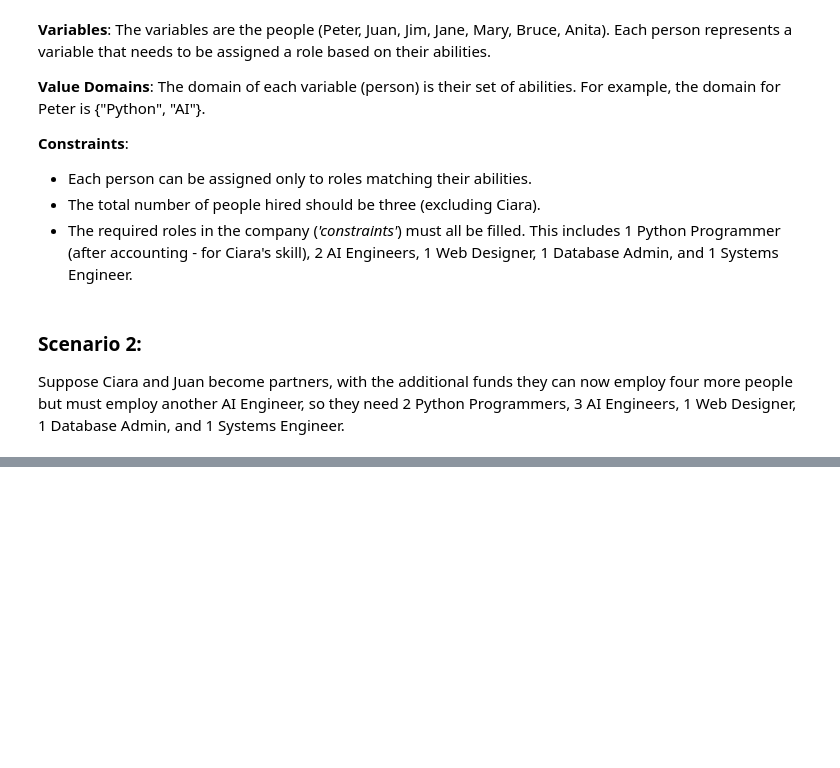
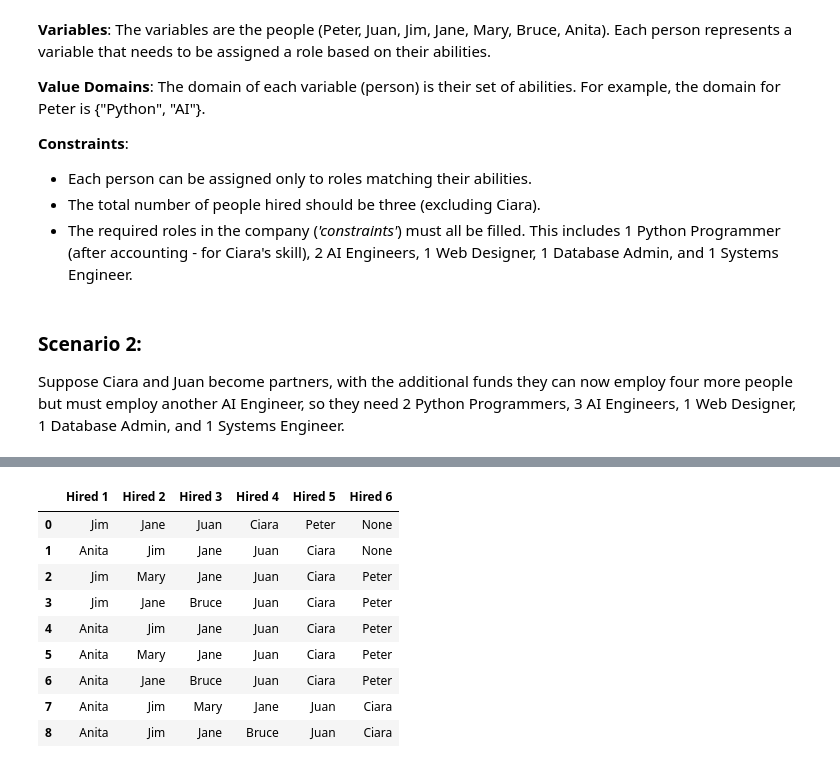
Before and after one commit to caio-moliveira/CA-Integrated, a Jupyter notebook: Constraint.ipynb, the cells around one changed output, grey strips where cells are left out. Saved outputs shown, nothing was run; the diff lists cells and outputs as text; code cells hidden in the pictures; blank space fills up the shorter version.

```diff
--- a/Constraint.ipynb
+++ b/Constraint.ipynb
@@ -92,11 +87,0 @@ all_valid_combinations
-# %%
-flattened_data = []
-for combo, roles in all_valid_combinations:
-    row = {'Combination': combo}
-    for person, abilities in roles.items():
-        row[person] = ', '.join(abilities)
-    flattened_data.append(row)
-
-# Create a dataframe from the flattened data
-df = pd.DataFrame(flattened_data)
-df
@@ -179,11 +100,0 @@ scenario2_combinations
-# %%
-flattened_data = []
-for combo, roles in scenario2_combinations:
-    row = {'Combination': combo}
-    for person, abilities in roles.items():
-        row[person] = ', '.join(abilities)
-    flattened_data.append(row)
-
-# Create a dataframe from the flattened data
-df = pd.DataFrame(flattened_data)
-df
@@ -211,0 +173,25 @@ df
+# %%
+# Convert the possible_teams list of sets into a list of lists for easier handling
+team_lists = [list(team) for team in possible_teams]
+
+# Create a DataFrame from the team lists
+team_df = pd.DataFrame(team_lists)
+
+# If teams have different sizes, fill the missing values with None or a placeholder
+team_df = team_df.fillna("None")
+
+# Rename columns to reflect team member positions
+team_df.columns = [f"Hired {i+1}" for i in range(team_df.shape[1])]
+
+team_df
+# %% [output]
+|  | Hired 1 | Hired 2 | Hired 3 | Hired 4 | Hired 5 | Hired 6 |
+| 0 | Jim | Jane | Juan | Ciara | Peter | None |
+| 1 | Anita | Jim | Jane | Juan | Ciara | None |
+| 2 | Jim | Mary | Jane | Juan | Ciara | Peter |
+| 3 | Jim | Jane | Bruce | Juan | Ciara | Peter |
+| 4 | Anita | Jim | Jane | Juan | Ciara | Peter |
+| 5 | Anita | Mary | Jane | Juan | Ciara | Peter |
+| 6 | Anita | Jane | Bruce | Juan | Ciara | Peter |
+| 7 | Anita | Jim | Mary | Jane | Juan | Ciara |
+| 8 | Anita | Jim | Jane | Bruce | Juan | Ciara |
```
Also changed, not shown: parts of 16 cells of this notebook.
